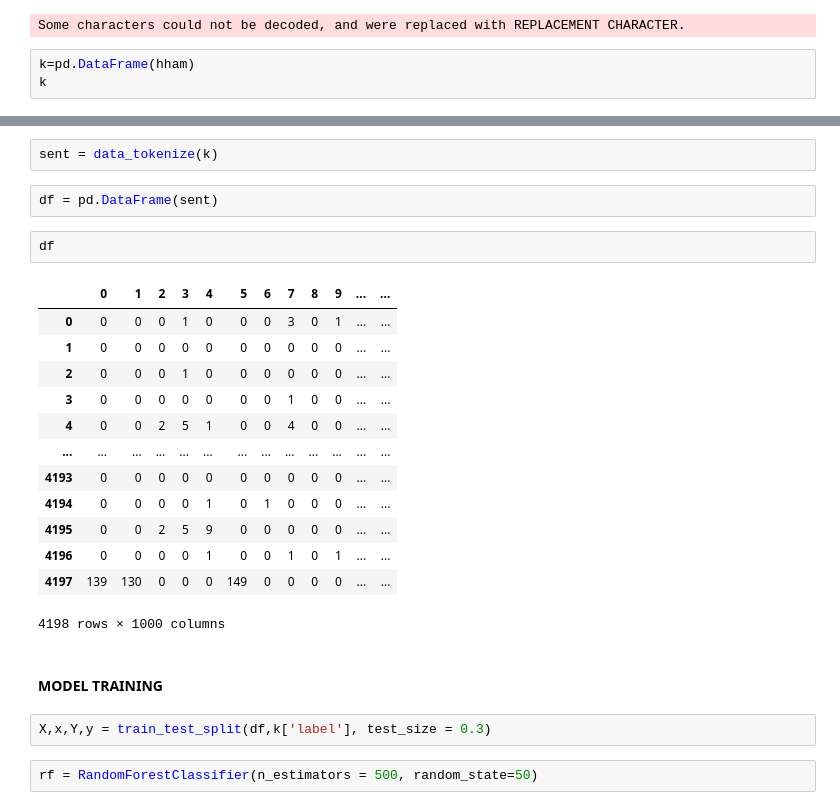
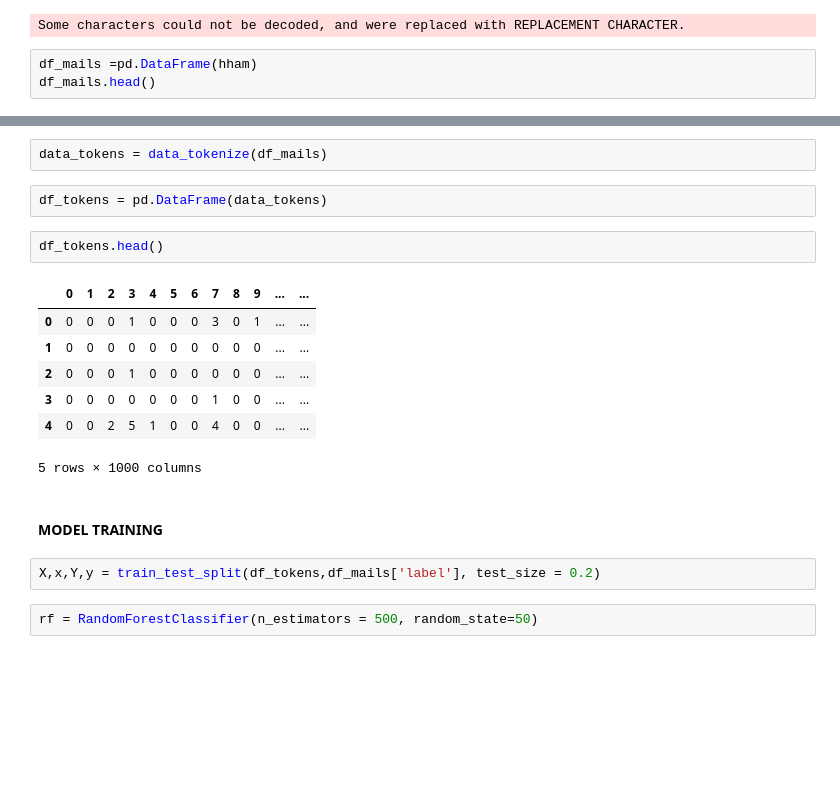
Before and after one commit to ananyayy/Email_Spam_Classifier, a Jupyter notebook: spam_classifier.ipynb, the cells around one changed output, grey strips where cells are left out. Saved outputs shown, nothing was run; the diff lists cells and outputs as text; blank space fills up the shorter version.

```diff
--- a/spam_classifier.ipynb
+++ b/spam_classifier.ipynb
@@ -99,8 +92,8 @@ spam = clean_data(spam_)
 # %% [output]
 Some characters could not be decoded, and were replaced with REPLACEMENT CHARACTER.
 # %%
-k=pd.DataFrame(hham)
-k
+df_mails =pd.DataFrame(hham)
+df_mails.head()
 # %% [output]
 |  | mails | label |
 | 0 | Cable companies cracking down on ... | 0 |
@@ -129,27 +115,21 @@ plt.bar(lab,count)
 # %%
-sent = data_tokenize(k)
+data_tokens = data_tokenize(df_mails)
 # %%
-df = pd.DataFrame(sent)
+df_tokens = pd.DataFrame(data_tokens)
 # %%
-df
+df_tokens.head()
 # %% [output]
 |  | 0 | 1 | 2 | 3 | 4 | 5 | 6 | 7 | 8 | 9 | ... | ... |
 | 0 | 0 | 0 | 0 | 1 | 0 | 0 | 0 | 3 | 0 | 1 | ... | ... |
 | 1 | 0 | 0 | 0 | 0 | 0 | 0 | 0 | 0 | 0 | 0 | ... | ... |
 | 2 | 0 | 0 | 0 | 1 | 0 | 0 | 0 | 0 | 0 | 0 | ... | ... |
 | 3 | 0 | 0 | 0 | 0 | 0 | 0 | 0 | 1 | 0 | 0 | ... | ... |
 | 4 | 0 | 0 | 2 | 5 | 1 | 0 | 0 | 4 | 0 | 0 | ... | ... |
-| ... | ... | ... | ... | ... | ... | ... | ... | ... | ... | ... | ... | ... |
-| 4193 | 0 | 0 | 0 | 0 | 0 | 0 | 0 | 0 | 0 | 0 | ... | ... |
-| 4194 | 0 | 0 | 0 | 0 | 1 | 0 | 1 | 0 | 0 | 0 | ... | ... |
-| 4195 | 0 | 0 | 2 | 5 | 9 | 0 | 0 | 0 | 0 | 0 | ... | ... |
-| 4196 | 0 | 0 | 0 | 0 | 1 | 0 | 0 | 1 | 0 | 1 | ... | ... |
-| 4197 | 139 | 130 | 0 | 0 | 0 | 149 | 0 | 0 | 0 | 0 | ... | ... |
-4198 rows × 1000 columns
+5 rows × 1000 columns
 # %% [markdown]
 #### MODEL TRAINING
 # %%
-X,x,Y,y = train_test_split(df,k['label'], test_size = 0.3)
+X,x,Y,y = train_test_split(df_tokens,df_mails['label'], test_size = 0.2)
 # %%
 rf = RandomForestClassifier(n_estimators = 500, random_state=50)
 # %%
```
Also changed, not shown: parts of 22 cells of this notebook.
